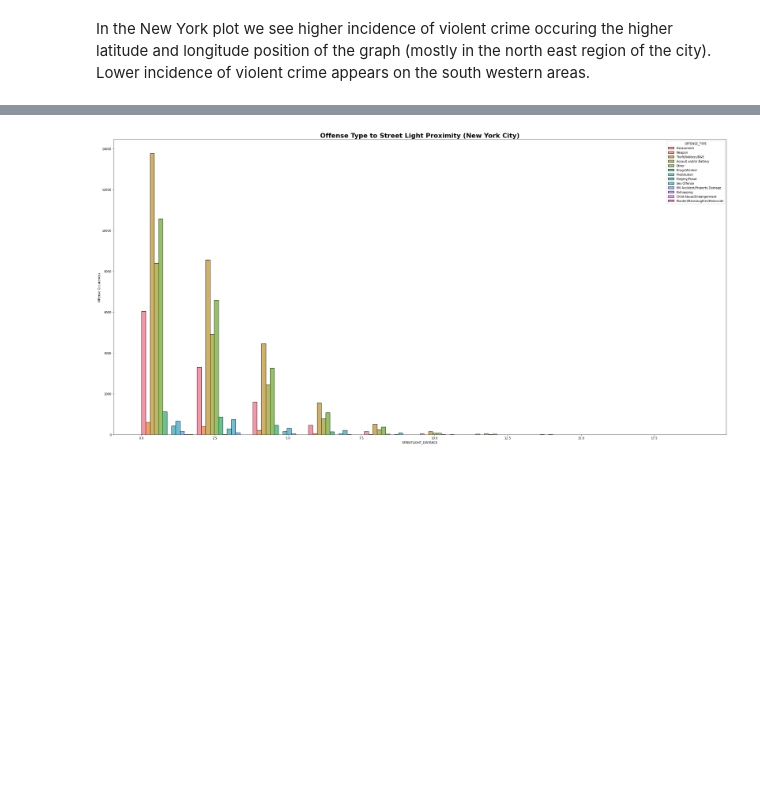
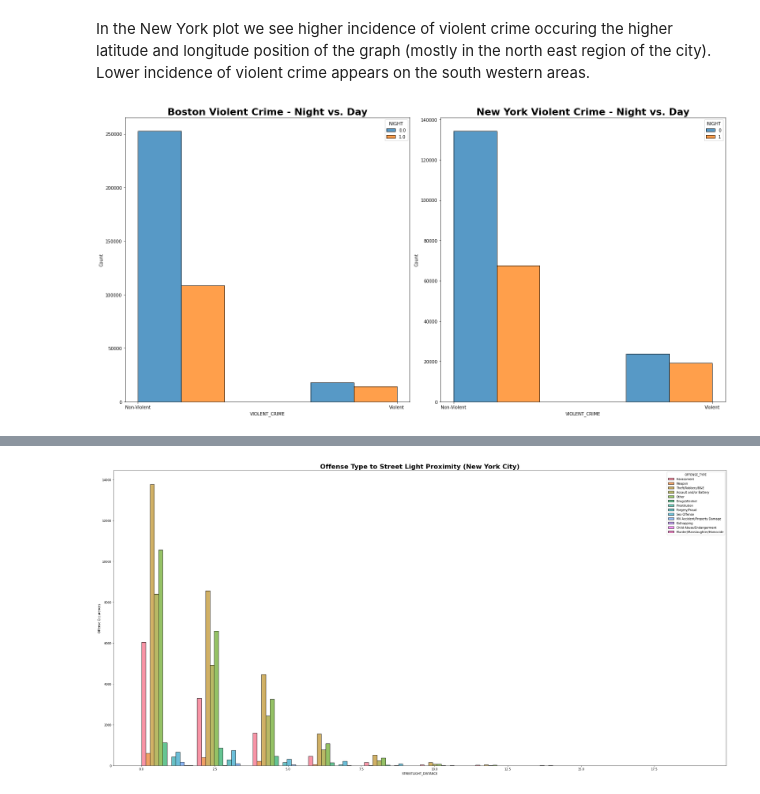
Before and after one commit to YolandaMDavis/cs109a-fall2020, a Jupyter notebook: Milestone_3_EDA_Final.ipynb, the cells around one changed output, grey strips where cells are left out. Cells and saved outputs as stored; diff of their text form; code cells hidden in the pictures; blank space fills up the shorter version.

```diff
--- a/Milestone_3_EDA_Final.ipynb
+++ b/Milestone_3_EDA_Final.ipynb
@@ -53,2 +53,18 @@ plt.show()
 # %% [markdown]
 In the New York plot we see higher incidence of violent crime occuring the higher latitude and longitude position of the graph (mostly in the north east region of the city). Lower incidence of violent crime appears on the south western areas.
+# %%
+fig, ax = plt.subplots(ncols=2, figsize=(20,10),sharey=False)
+sns.histplot(boston_crime_train,x='VIOLENT_CRIME', color='y', ax=ax[0] , hue="NIGHT",multiple="dodge",bins=3)
+sns.histplot(nyc_crime_train,x='VIOLENT_CRIME', color='y', ax=ax[1] , hue="NIGHT",multiple="dodge",bins=3)
+ax[0].set_title('Boston Violent Crime - Night vs. Day', fontdict={ 'weight' : 'bold','size'   : 22})
+ax[1].set_title('New York Violent Crime - Night vs. Day', fontdict={ 'weight' : 'bold','size'   : 22})
+ticks = [0,1]
+labels = ['Non-Violent','Violent']
+ax[0].set_xticks(ticks)
+ax[0].set_xticklabels(labels)
+ax[1].set_xticks(ticks)
+ax[1].set_xticklabels(labels)
+plt.tight_layout()
+plt.show()
+# %% [output]
+[figure, added]
```
Also changed, not shown: parts of 7 cells of this notebook.
